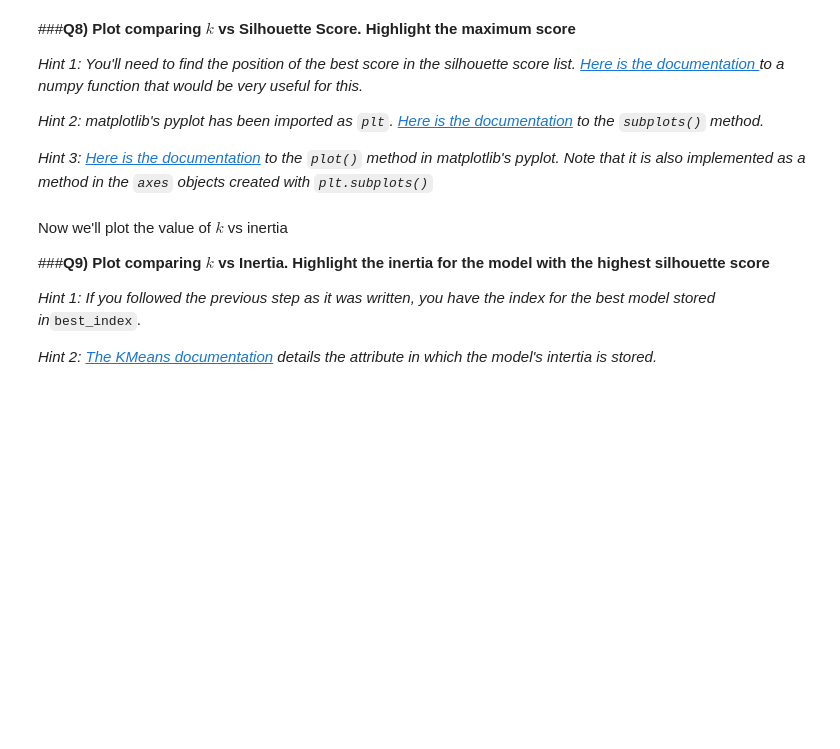
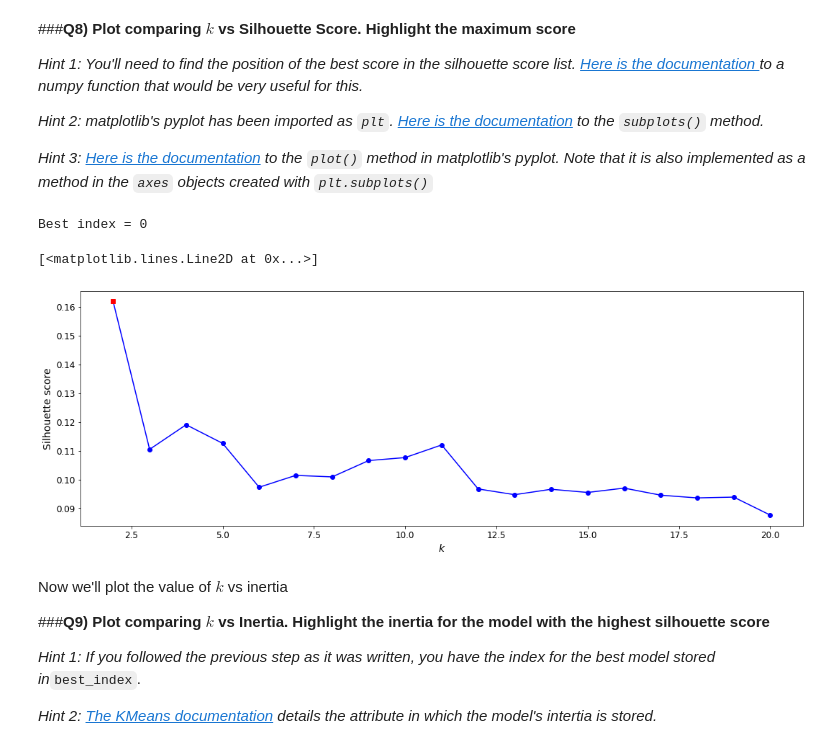
Before and after one commit to JerKeller/2022_ML_Earth_Env_Sci, a Jupyter notebook: S4_2_Clustering.ipynb, the cells around one changed output. Drawn from its saved outputs; the diff is of its cells as text; code cells hidden in the pictures; blank space fills up the shorter version.

```diff
--- a/S4_2_Clustering.ipynb
+++ b/S4_2_Clustering.ipynb
@@ -239,22 +239,28 @@ silhouette_scores = [silhouette_score(reduced_X, model.labels_)
 *Hint 3: [Here is the documentation](https://matplotlib.org/3.5.0/api/_as_gen/matplotlib.pyplot.plot.html) to the `plot()` method in matplotlib's pyplot. Note that it is also implemented as a method in the `axes` objects created with `plt.subplots()`*
 # %%
 # Complete the code
-best_index =  # Find the index of the model with the highest score
+best_index = np.argmax(silhouette_scores) # Find the index of the model with the highest score
+print('Best index =', best_index)
+# %% [output]
+Best index = 0
 # %%
-best_k = _____[best_index] # Get the best K value, per the silhouette score
+best_k = k_list[best_index] # Get the best K value, per the silhouette score
 best_score = silhouette_scores[best_index]
 # %%
 # Make a figure with size (18,6)
-fig, ax = ___.______(____=____)
+fig, ax = plt.subplots(figsize=(18,6))
 
 # Make the plot with the K values in the horizontal axis and the silhouette
 # score in the vertical axis
-ax.plot(_______, ______, "bo-")
+ax.plot(k_list, silhouette_scores, "bo-")
 
 ax.set_xlabel("$k$", fontsize=14)
 ax.set_ylabel("Silhouette score", fontsize=14)
 
 ax.plot(best_k, best_score, "rs")
+# %% [output]
+[<matplotlib.lines.Line2D at 0x...>]
+[figure, added]
 # %% [markdown]
 Now we'll plot the value of $k$ vs inertia
 
```
Also changed, not shown: parts of 7 cells of this notebook.
